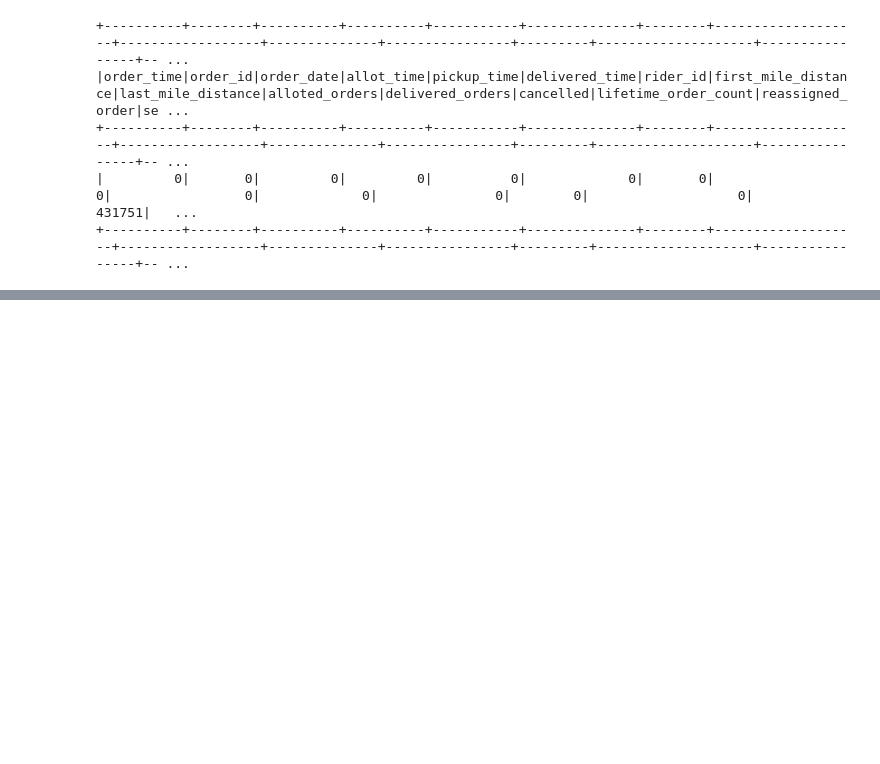
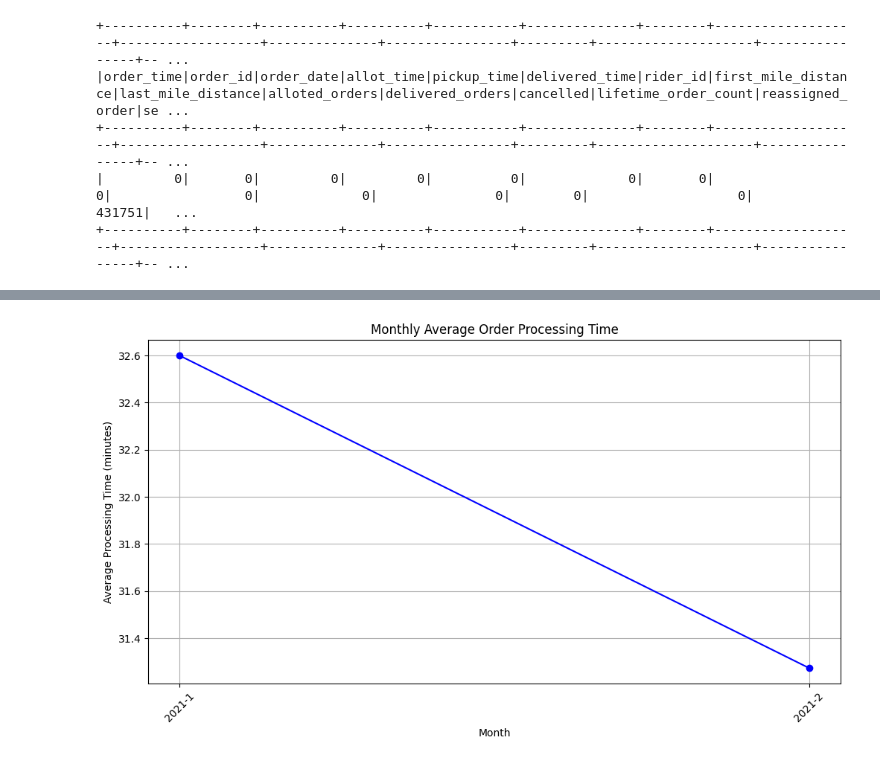
Before and after one commit to sachinibuddhika/Big-Data-Project-Analysis-on-Swiggy-Zomato-Order-Information-Dataseton, a Jupyter notebook: BigData_195006X.ipynb, the cells around one changed output, grey strips where cells are left out. Saved outputs shown, nothing was run; the diff lists cells and outputs as text; code cells hidden in the pictures; blank space fills up the shorter version.

```diff
--- a/BigData_195006X.ipynb
+++ b/BigData_195006X.ipynb
@@ -195,0 +343,24 @@ df2.select([F.count(F.when(F.col(c).isNull(), c)).alias(c) for c in df2.columns]
+# %%
+
+
+# Extract year and month from the order_date column
+df2 = df2.withColumn("year", year("order_date"))
+df2 = df2.withColumn("month", month("order_date"))
+
+# Calculate average processing time on a monthly basis
+monthly_avg_processing_time = df2.groupBy("year", "month").avg("order_processing_time_minutes").orderBy("year", "month").toPandas()
+
+# Combine year and month into a single column for plotting
+monthly_avg_processing_time["year_month"] = monthly_avg_processing_time["year"].astype(str) + "-" + monthly_avg_processing_time["month"].astype(str)
+
+# Plotting the monthly trend
+plt.figure(figsize=(12, 6))
+plt.plot(monthly_avg_processing_time["year_month"], monthly_avg_processing_time["avg(order_processing_time_minutes)"], marker='o', color='b', linestyle='-')
+plt.title("Monthly Average Order Processing Time")
+plt.xlabel("Month")
+plt.ylabel("Average Processing Time (minutes)")
+plt.xticks(rotation=45)
+plt.grid(True)
+plt.show()
+# %% [output]
+[figure, added]
```
Also changed, not shown: parts of 18 cells of this notebook.
